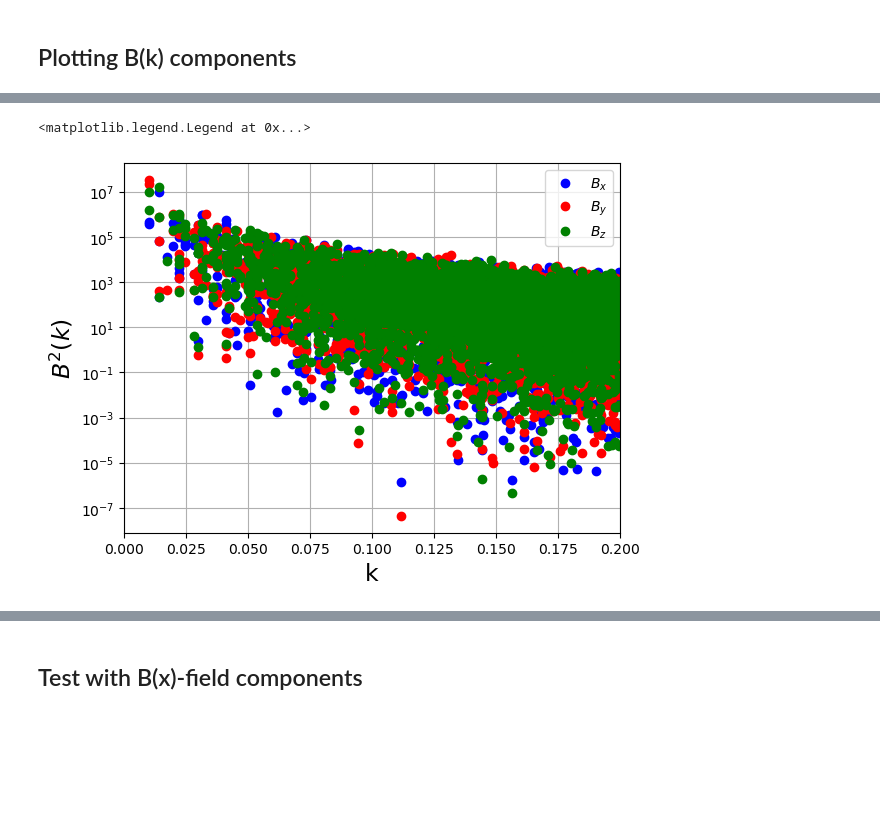
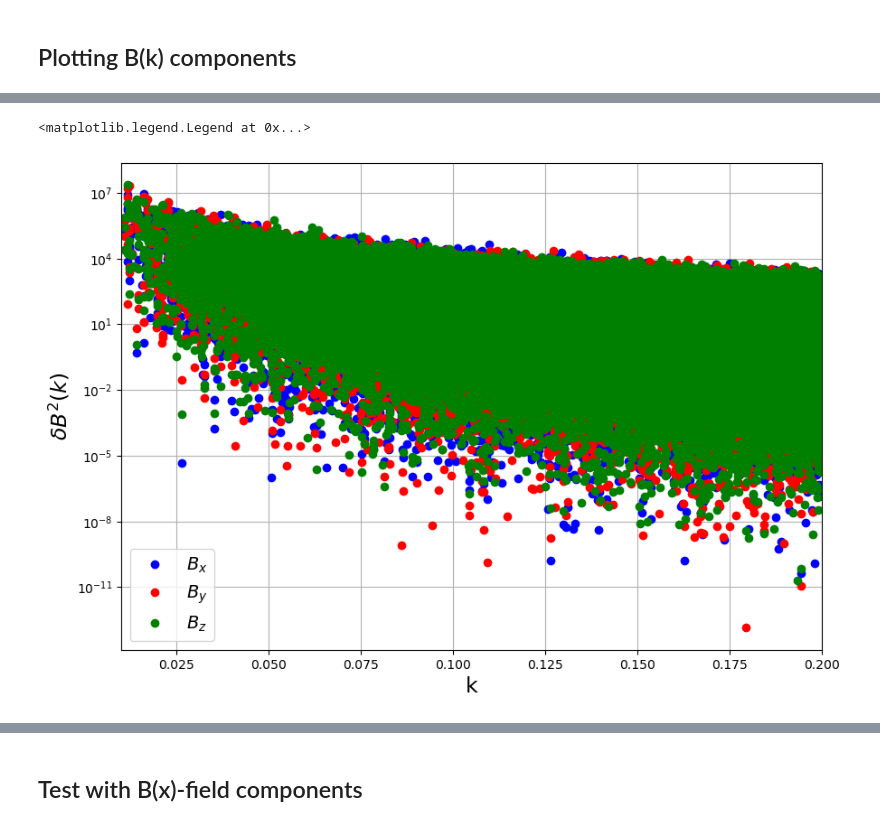
Before and after one commit to luisespinosa8/Turbulent_Field, a Jupyter notebook: Turbulence_Grid.ipynb, the cells around one changed output, grey strips where cells are left out. Cells and saved outputs as stored; diff of their text form; code cells hidden in the pictures; blank space fills up the shorter version.

```diff
--- a/Turbulence_Grid.ipynb
+++ b/Turbulence_Grid.ipynb
@@ -4,11 +5,11 @@ import random
 # %% [markdown]
 # Grid generation following "SimpleGridTurbulence" module from CRPropa
 # %%
-index = 5/3
+index = 5./3.
 alpha = -index -2
 Brms = 5
 # %%
-n = 100
+n = 256
 n2 = int(floor(n / 2) + 1)
 
 Bkx = np.zeros((n * n * n2),dtype=np.complex_)
@@ -66,3 +73,13 @@ B = np.fft.ifftn(Bk)
 Bx = B[0]
 By = B[1]
 Bz = B[2]
+# %%
+Bkx_mag = np.sqrt(Bkx.real**2 + Bkx.imag**2)
+Bky_mag = np.sqrt(Bky.real**2 + Bky.imag**2)
+Bkz_mag = np.sqrt(Bkz.real**2 + Bkz.imag**2)
+#Bkx_mag = Bkx.real
+#Bky_mag = Bky.real
+#Bkz_mag = Bkz.real
+Bk_mag = np.sqrt(Bkx_mag**2 + Bky_mag**2 + Bkz_mag**2)
+print('Min Bk:', min(Bk_mag))
+print('Max Bk:', max(Bk_mag))
@@ -71,13 +137,15 @@ Bz = B[2]
 # %%
-plt.plot(k0, Bkx.real**2 + Bkx.imag**2, 'o', color='blue', label=r'$B_x$')
-plt.plot(k0, Bky.real**2 + Bky.imag**2, 'o', color='red', label=r'$B_y$')
-plt.plot(k0, Bkz.real**2 + Bkz.imag**2, 'o', color='green', label=r'$B_z$')
+plt.figure(figsize=(10, 7))
+plt.plot(k0, Bkx_mag**2, 'o', color='blue', label=r'$B_x$')
+plt.plot(k0, Bky_mag**2, 'o', color='red', label=r'$B_y$')
+plt.plot(k0, Bkz_mag**2, 'o', color='green', label=r'$B_z$')
 plt.yscale('log')
-plt.xlim(0,0.2)
+plt.xlim(k_min, k_max)
 plt.xlabel('k', fontsize=17)
-plt.ylabel(r'$B^2(k)$', fontsize=17)
+plt.ylabel(r'$\delta B^2(k)$', fontsize=17)
 plt.grid()
-plt.legend()
+plt.legend(fontsize=14)
+plt.savefig('B_k_components.png')
 # %% [output]
 <matplotlib.legend.Legend at 0x...>
-[figure, old version]
+[figure, new version]
```
Also changed, not shown: parts of 11 cells of this notebook, 8 other files.
